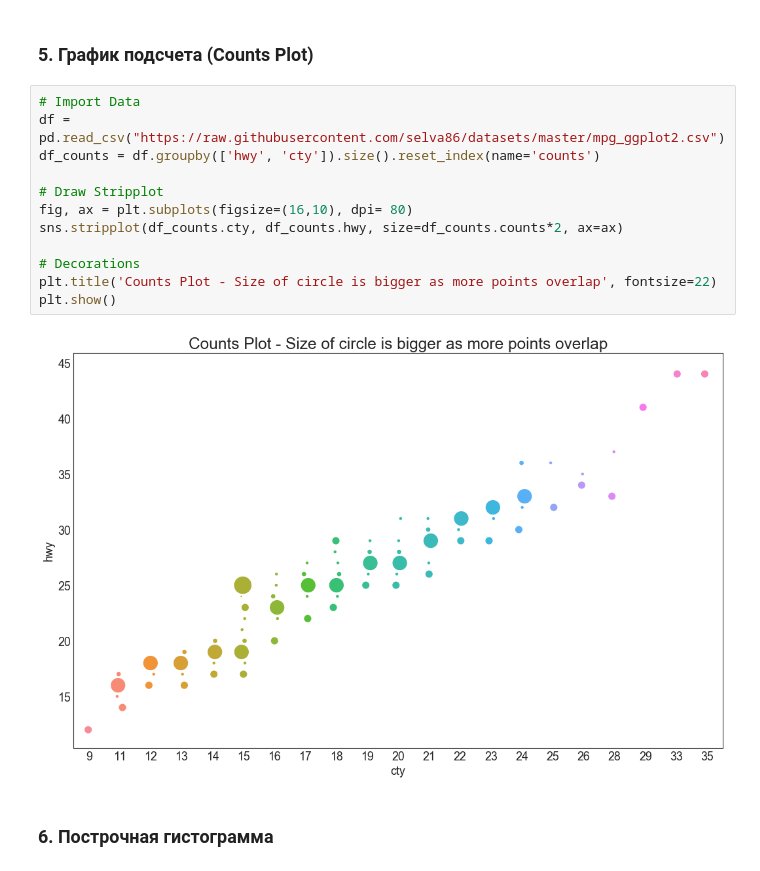
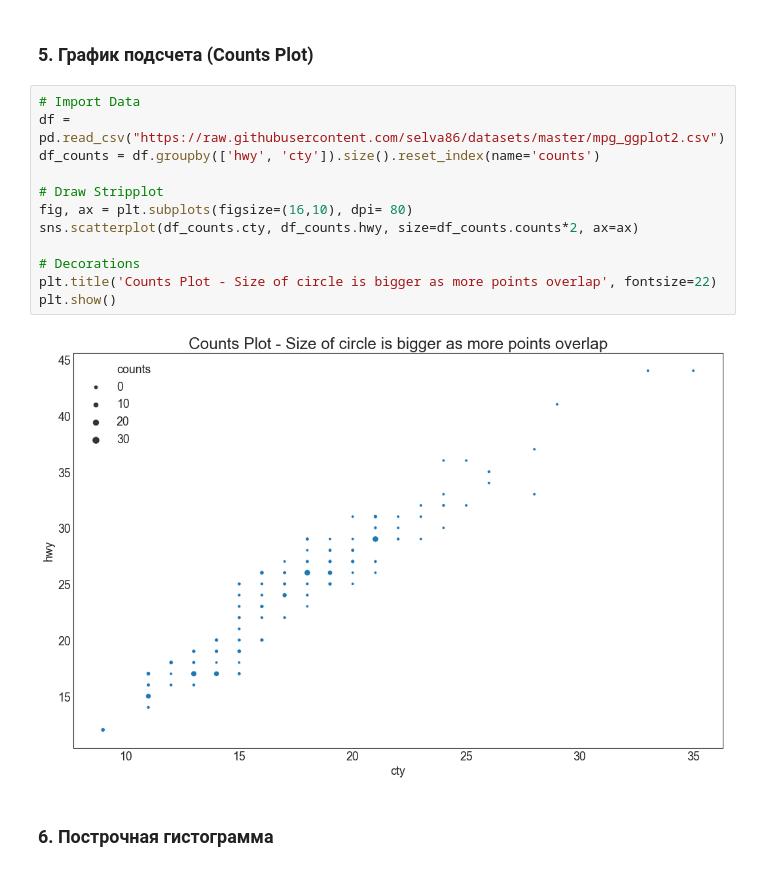
Before and after one commit to WhiteBlackGoose/commstuff, a Jupyter notebook: chartsmatplotlib/50 charts.ipynb, the cells around one changed output. Cells and saved outputs as stored; diff of their text form.

```diff
--- a/chartsmatplotlib/50 charts.ipynb
+++ b/chartsmatplotlib/50 charts.ipynb
@@ -198,17 +198,17 @@ plt.show()
 # %%
 # Import Data
 df = pd.read_csv("https://raw.githubusercontent.com/selva86/datasets/master/mpg_ggplot2.csv")
 df_counts = df.groupby(['hwy', 'cty']).size().reset_index(name='counts')
 
 # Draw Stripplot
 fig, ax = plt.subplots(figsize=(16,10), dpi= 80)
-sns.stripplot(df_counts.cty, df_counts.hwy, size=df_counts.counts*2, ax=ax)
+sns.scatterplot(df_counts.cty, df_counts.hwy, size=df_counts.counts*2, ax=ax)
 
 # Decorations
 plt.title('Counts Plot - Size of circle is bigger as more points overlap', fontsize=22)
 plt.show()
 # %% [output]
-[figure, old version]
+[figure, new version]
 # %% [markdown]
 ### 6. Построчная гистограмма
 # %%
```
